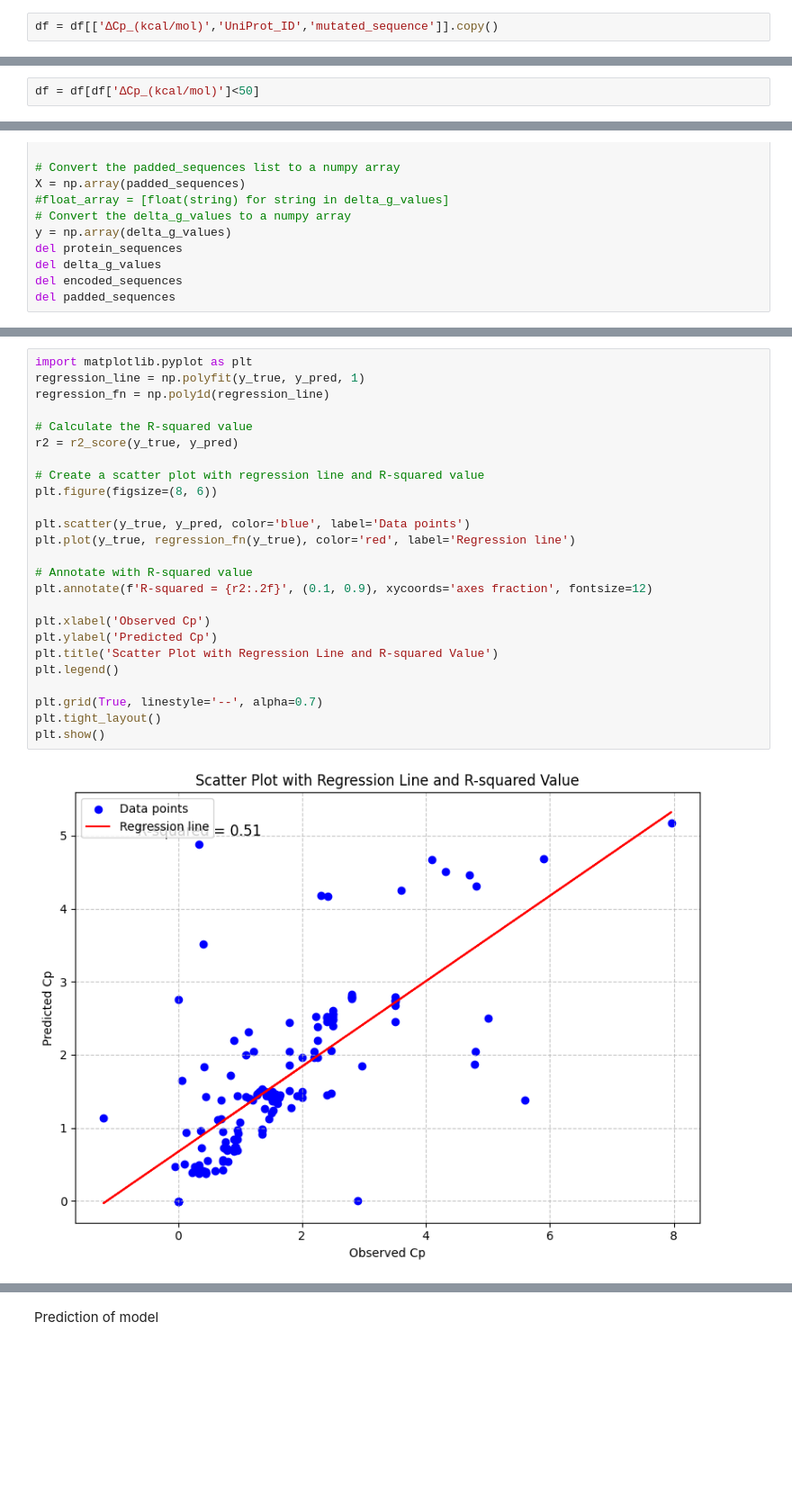
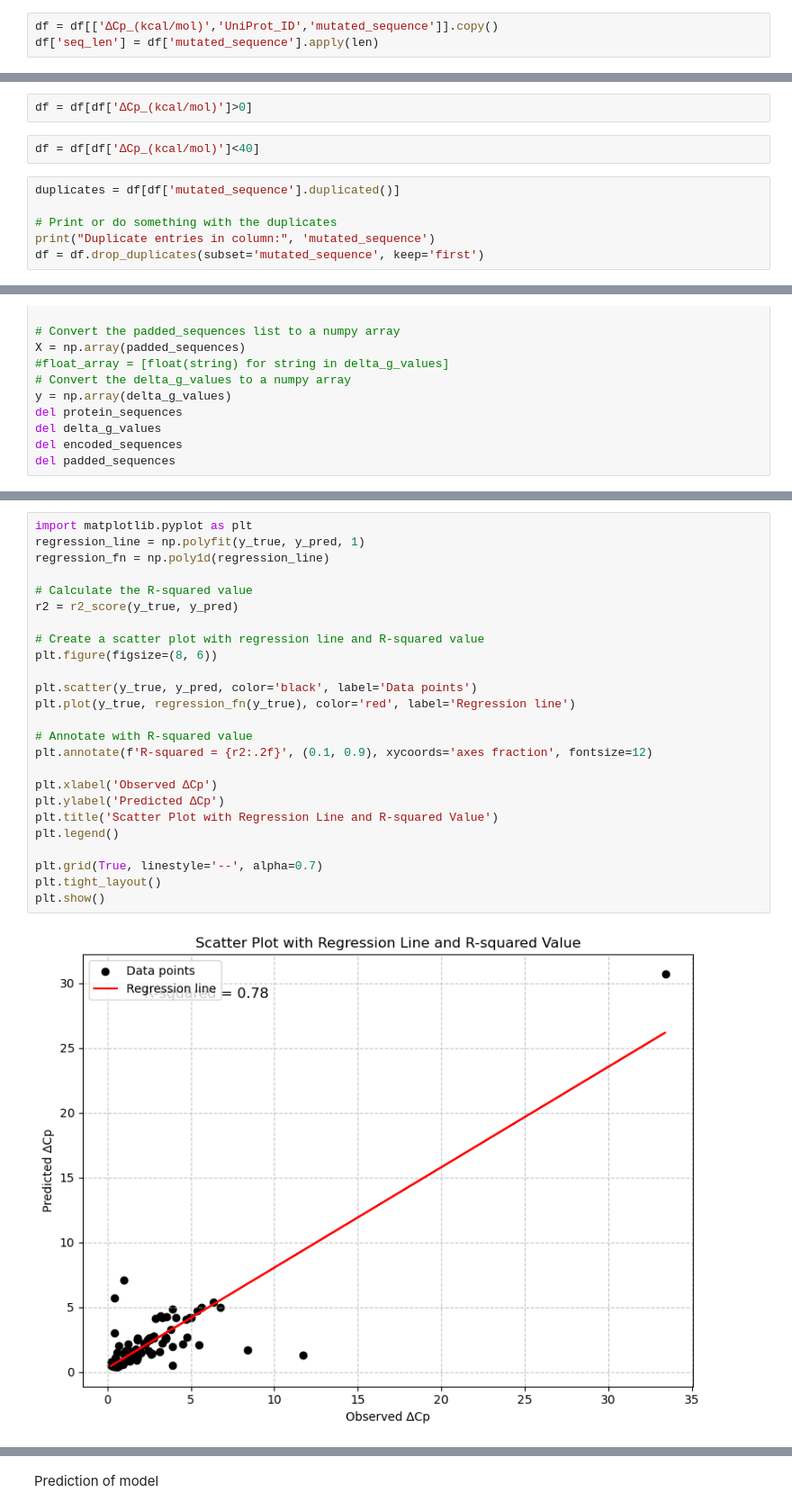
Before and after one commit to Growdeatechnology/delta_Cp_prediction, a Jupyter notebook: cp_prediction.ipynb, the cells around one changed output, grey strips where cells are left out. Shown at 90% size. Cells and saved outputs as stored; diff of their text form; blank space fills up the shorter version.

```diff
--- a/cp_prediction.ipynb
+++ b/cp_prediction.ipynb
@@ -160,3 +151,4 @@ Index(['level_0', 'Unnamed: 0', 'index', 'NO', 'PROTEIN', 'UniProt_ID',
       dtype='object')
 # %%
 df = df[['∆Cp_(kcal/mol)','UniProt_ID','mutated_sequence']].copy()
+df['seq_len'] = df['mutated_sequence'].apply(len)
@@ -163,2 +171,10 @@ df = df[['∆Cp_(kcal/mol)','UniProt_ID','mutated_sequence']].copy()
 # %%
-df = df[df['∆Cp_(kcal/mol)']<50]
+df = df[df['∆Cp_(kcal/mol)']>0]
+# %%
+df = df[df['∆Cp_(kcal/mol)']<40]
+# %%
+duplicates = df[df['mutated_sequence'].duplicated()]
+
+# Print or do something with the duplicates
+print("Duplicate entries in column:", 'mutated_sequence')
+df = df.drop_duplicates(subset='mutated_sequence', keep='first')
@@ -304,27 +338,27 @@ R-squared Score: 0.5069040053085839
 # %%
 import matplotlib.pyplot as plt
 regression_line = np.polyfit(y_true, y_pred, 1)
 regression_fn = np.poly1d(regression_line)
 
 # Calculate the R-squared value
 r2 = r2_score(y_true, y_pred)
 
 # Create a scatter plot with regression line and R-squared value
 plt.figure(figsize=(8, 6))
 
-plt.scatter(y_true, y_pred, color='blue', label='Data points')
+plt.scatter(y_true, y_pred, color='black', label='Data points')
 plt.plot(y_true, regression_fn(y_true), color='red', label='Regression line')
 
 # Annotate with R-squared value
 plt.annotate(f'R-squared = {r2:.2f}', (0.1, 0.9), xycoords='axes fraction', fontsize=12)
 
-plt.xlabel('Observed Cp')
-plt.ylabel('Predicted Cp')
+plt.xlabel('Observed ∆Cp')
+plt.ylabel('Predicted ∆Cp')
 plt.title('Scatter Plot with Regression Line and R-squared Value')
 plt.legend()
 
 plt.grid(True, linestyle='--', alpha=0.7)
 plt.tight_layout()
 plt.show()
 # %% [output]
-[figure, old version]
+[figure, new version]
```
Also changed, not shown: parts of 11 cells of this notebook.
